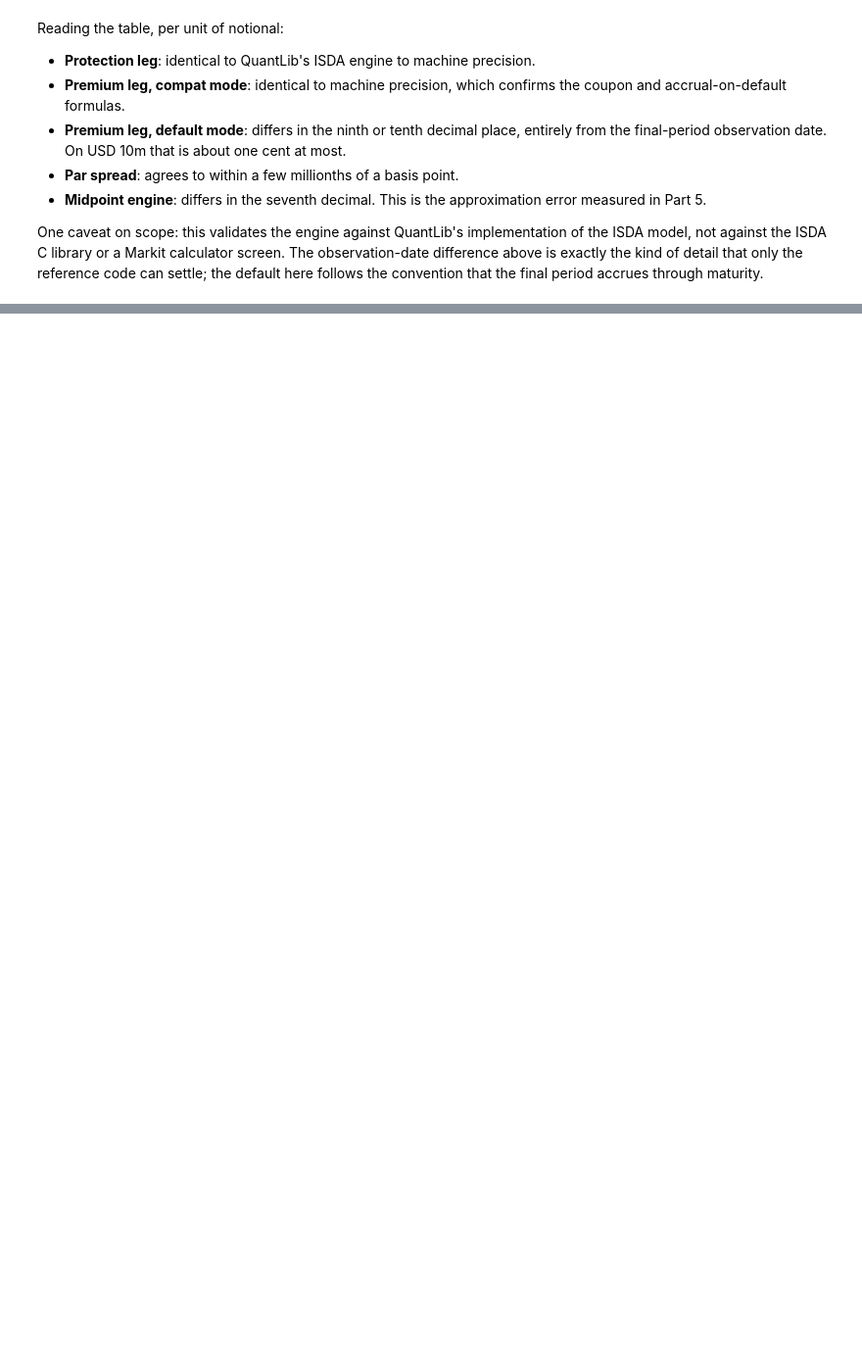
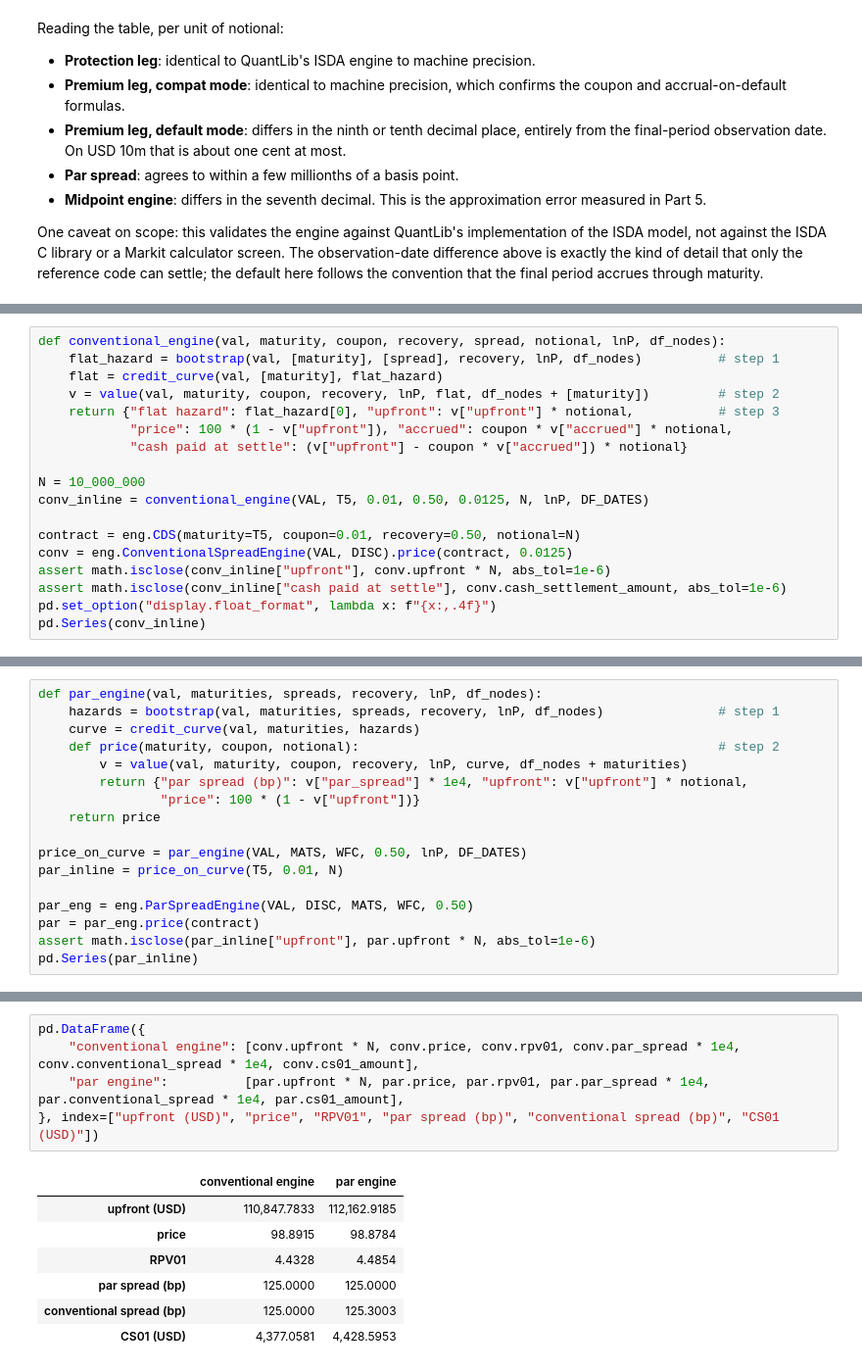
Before and after one commit to YiniG/CDS-Pricing---Single-Name, a Jupyter notebook: notebooks/cds_engine_tutorial.ipynb, the cells around one changed output, grey strips where cells are left out. Shown at 98% size. Saved outputs shown, nothing was run; the diff lists cells and outputs as text; blank space fills up the shorter version.

```diff
--- a/notebooks/cds_engine_tutorial.ipynb
+++ b/notebooks/cds_engine_tutorial.ipynb
@@ -884,0 +908,18 @@ One caveat on scope: this validates the engine against QuantLib's implementation
+# %%
+def conventional_engine(val, maturity, coupon, recovery, spread, notional, lnP, df_nodes):
+    flat_hazard = bootstrap(val, [maturity], [spread], recovery, lnP, df_nodes)          # step 1
+    flat = credit_curve(val, [maturity], flat_hazard)
+    v = value(val, maturity, coupon, recovery, lnP, flat, df_nodes + [maturity])         # step 2
+    return {"flat hazard": flat_hazard[0], "upfront": v["upfront"] * notional,           # step 3
+            "price": 100 * (1 - v["upfront"]), "accrued": coupon * v["accrued"] * notional,
+            "cash paid at settle": (v["upfront"] - coupon * v["accrued"]) * notional}
+
+N = 10_000_000
+conv_inline = conventional_engine(VAL, T5, 0.01, 0.50, 0.0125, N, lnP, DF_DATES)
+
+contract = eng.CDS(maturity=T5, coupon=0.01, recovery=0.50, notional=N)
+conv = eng.ConventionalSpreadEngine(VAL, DISC).price(contract, 0.0125)
+assert math.isclose(conv_inline["upfront"], conv.upfront * N, abs_tol=1e-6)
+assert math.isclose(conv_inline["cash paid at settle"], conv.cash_settlement_amount, abs_tol=1e-6)
+pd.set_option("display.float_format", lambda x: f"{x:,.4f}")
+pd.Series(conv_inline)
@@ -884,0 +953,17 @@ One caveat on scope: this validates the engine against QuantLib's implementation
+# %%
+def par_engine(val, maturities, spreads, recovery, lnP, df_nodes):
+    hazards = bootstrap(val, maturities, spreads, recovery, lnP, df_nodes)               # step 1
+    curve = credit_curve(val, maturities, hazards)
+    def price(maturity, coupon, notional):                                               # step 2
+        v = value(val, maturity, coupon, recovery, lnP, curve, df_nodes + maturities)
+        return {"par spread (bp)": v["par_spread"] * 1e4, "upfront": v["upfront"] * notional,
+                "price": 100 * (1 - v["upfront"])}
+    return price
+
+price_on_curve = par_engine(VAL, MATS, WFC, 0.50, lnP, DF_DATES)
+par_inline = price_on_curve(T5, 0.01, N)
+
+par_eng = eng.ParSpreadEngine(VAL, DISC, MATS, WFC, 0.50)
+par = par_eng.price(contract)
+assert math.isclose(par_inline["upfront"], par.upfront * N, abs_tol=1e-6)
+pd.Series(par_inline)
@@ -884,0 +992,13 @@ One caveat on scope: this validates the engine against QuantLib's implementation
+# %%
+pd.DataFrame({
+    "conventional engine": [conv.upfront * N, conv.price, conv.rpv01, conv.par_spread * 1e4, conv.conventional_spread * 1e4, conv.cs01_amount],
+    "par engine":          [par.upfront * N, par.price, par.rpv01, par.par_spread * 1e4, par.conventional_spread * 1e4, par.cs01_amount],
+}, index=["upfront (USD)", "price", "RPV01", "par spread (bp)", "conventional spread (bp)", "CS01 (USD)"])
+# %% [output]
+|  | conventional engine | par engine |
+| upfront (USD) | 110,847.7833 | 112,162.9185 |
+| price | 98.8915 | 98.8784 |
+| RPV01 | 4.4328 | 4.4854 |
+| par spread (bp) | 125.0000 | 125.0000 |
+| conventional spread (bp) | 125.0000 | 125.3003 |
+| CS01 (USD) | 4,377.0581 | 4,428.5953 |
```
Also changed, not shown: parts of 14 cells of this notebook, 4 other files.
